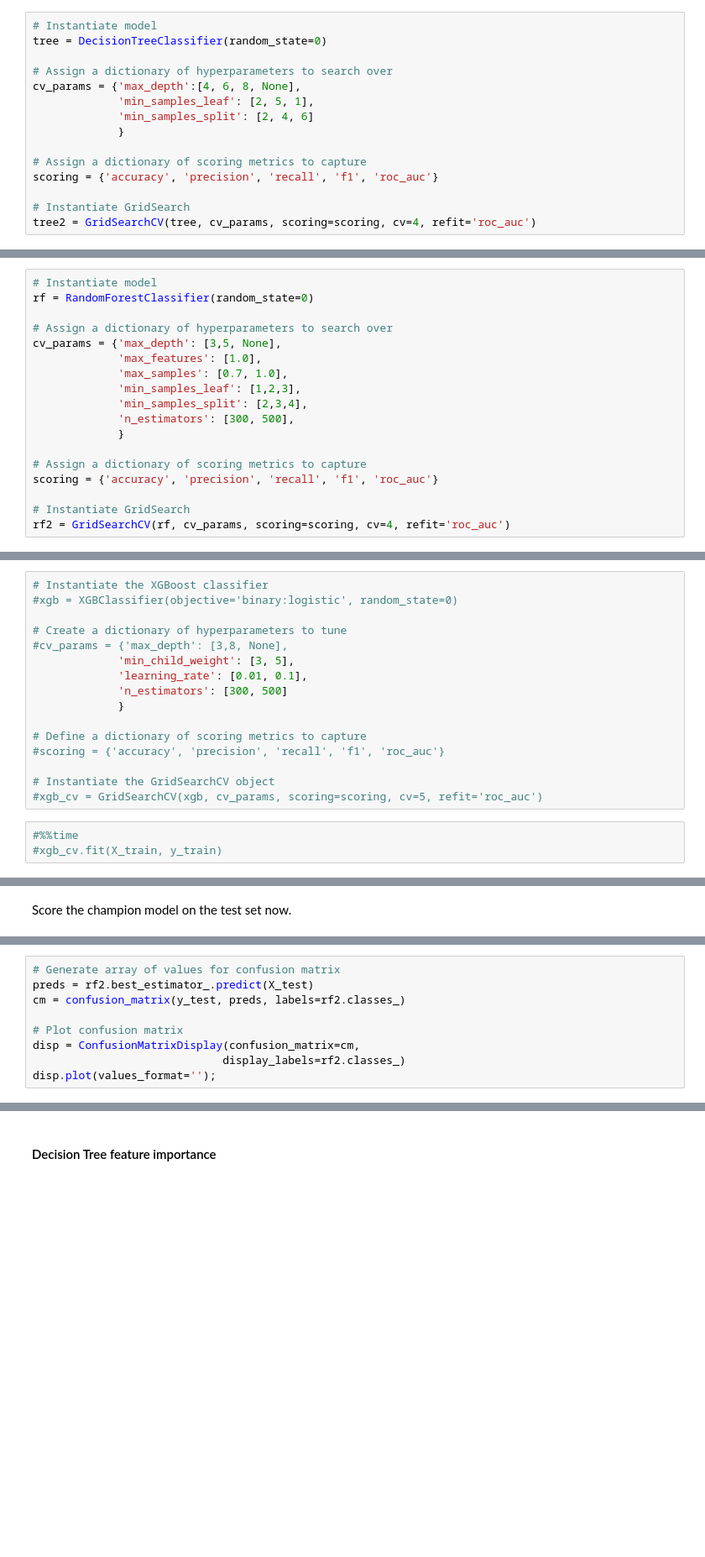
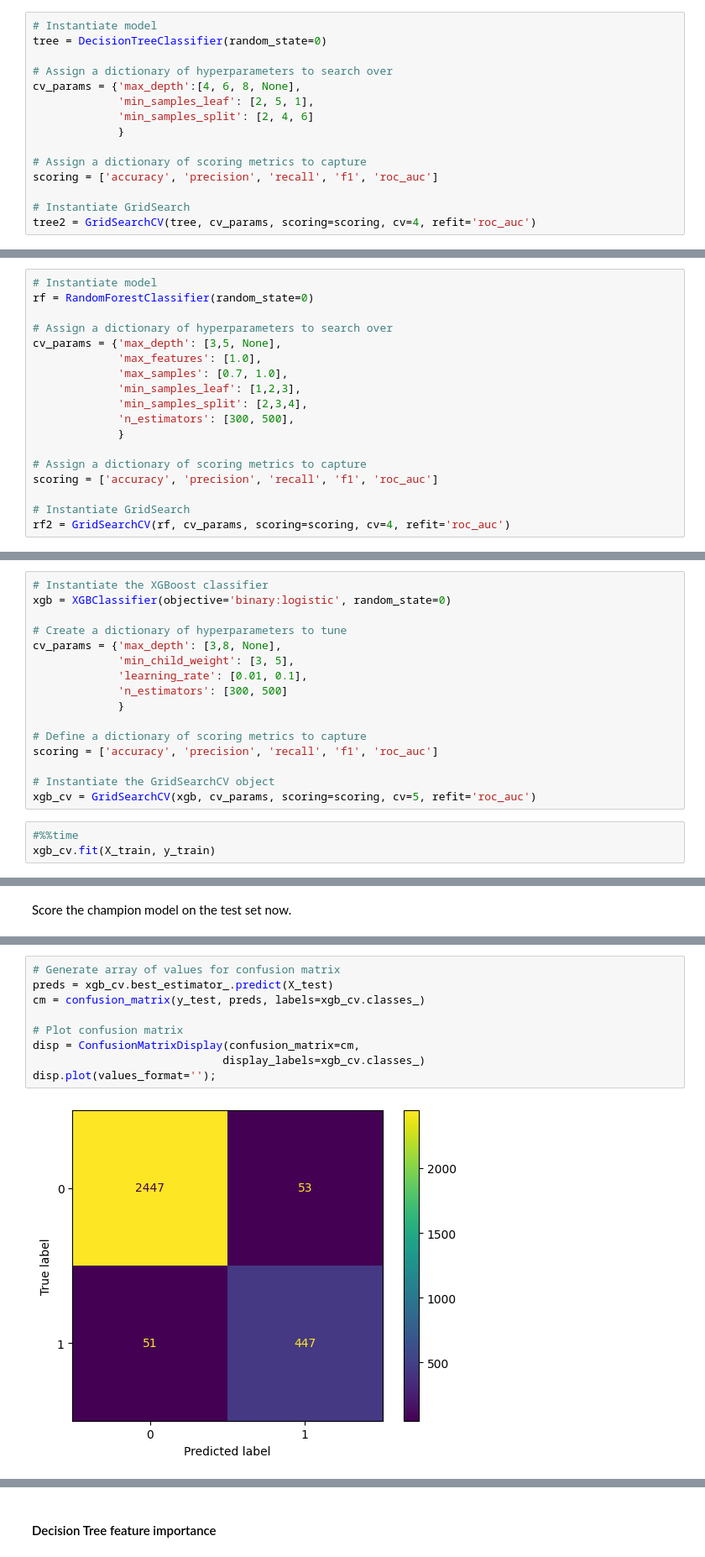
Before and after one commit to justin-97/Google-Advanced-Data-Analytics-Capstone, a Jupyter notebook: Activity_ Course 7 Salifort Motors project lab.ipynb, the cells around one changed output, grey strips where cells are left out. Shown at 84% size. Drawn from its saved outputs; the diff is of its cells as text; blank space fills up the shorter version.

```diff
--- a/Activity_ Course 7 Salifort Motors project lab.ipynb
+++ b/Activity_ Course 7 Salifort Motors project lab.ipynb
@@ -976,7 +1009,7 @@ cv_params = {'max_depth':[4, 6, 8, None],
              }
 
 # Assign a dictionary of scoring metrics to capture
-scoring = {'accuracy', 'precision', 'recall', 'f1', 'roc_auc'}
+scoring = ['accuracy', 'precision', 'recall', 'f1', 'roc_auc']
 
 # Instantiate GridSearch
 tree2 = GridSearchCV(tree, cv_params, scoring=scoring, cv=4, refit='roc_auc')
@@ -1047,7 +1067,7 @@ cv_params = {'max_depth': [3,5, None],
              }
 
 # Assign a dictionary of scoring metrics to capture
-scoring = {'accuracy', 'precision', 'recall', 'f1', 'roc_auc'}
+scoring = ['accuracy', 'precision', 'recall', 'f1', 'roc_auc']
 
 # Instantiate GridSearch
 rf2 = GridSearchCV(rf, cv_params, scoring=scoring, cv=4, refit='roc_auc')
@@ -1110,20 +1121,20 @@ Again, the scores dropped slightly compared to rf1 model, but the random forest
 We will now build an XG boost model to compare alongside the new decision tree and random forest models as well.
 # %%
 # Instantiate the XGBoost classifier
-#xgb = XGBClassifier(objective='binary:logistic', random_state=0)
+xgb = XGBClassifier(objective='binary:logistic', random_state=0)
 
 # Create a dictionary of hyperparameters to tune
-#cv_params = {'max_depth': [3,8, None],
+cv_params = {'max_depth': [3,8, None],
              'min_child_weight': [3, 5],
              'learning_rate': [0.01, 0.1],
              'n_estimators': [300, 500]
              }
 
 # Define a dictionary of scoring metrics to capture
-#scoring = {'accuracy', 'precision', 'recall', 'f1', 'roc_auc'}
+scoring = ['accuracy', 'precision', 'recall', 'f1', 'roc_auc']
 
 # Instantiate the GridSearchCV object
-#xgb_cv = GridSearchCV(xgb, cv_params, scoring=scoring, cv=5, refit='roc_auc')
+xgb_cv = GridSearchCV(xgb, cv_params, scoring=scoring, cv=5, refit='roc_auc')
 # %%
 #%%time
-#xgb_cv.fit(X_train, y_train)
+xgb_cv.fit(X_train, y_train)
@@ -1150,10 +1194,12 @@ NameError: name 'get_scores' is not defined
 # %%
 # Generate array of values for confusion matrix
-preds = rf2.best_estimator_.predict(X_test)
-cm = confusion_matrix(y_test, preds, labels=rf2.classes_)
+preds = xgb_cv.best_estimator_.predict(X_test)
+cm = confusion_matrix(y_test, preds, labels=xgb_cv.classes_)
 
 # Plot confusion matrix
 disp = ConfusionMatrixDisplay(confusion_matrix=cm,
-                             display_labels=rf2.classes_)
+                             display_labels=xgb_cv.classes_)
 disp.plot(values_format='');
+# %% [output]
+[figure, added]
 # %% [markdown]
```
Also changed, not shown: parts of 33 cells of this notebook.
